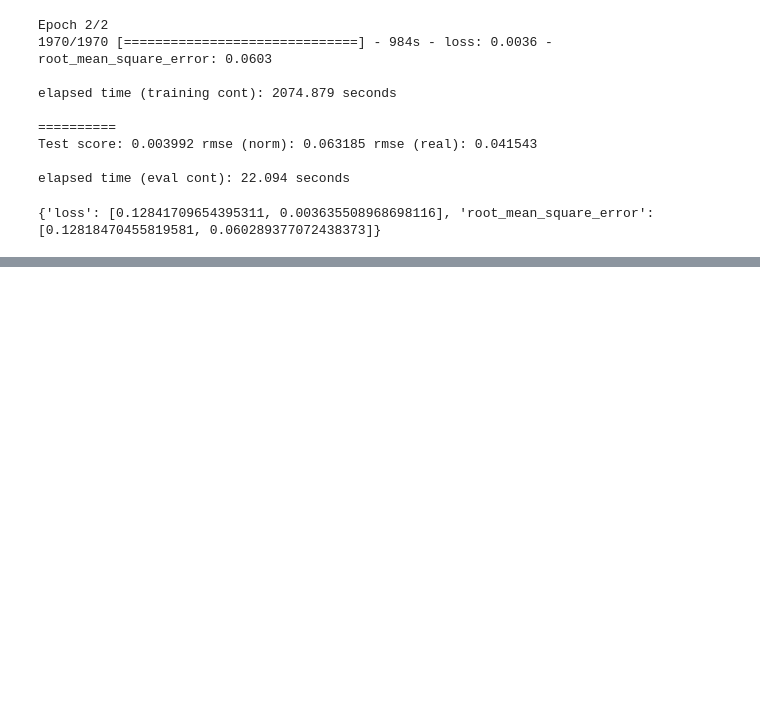
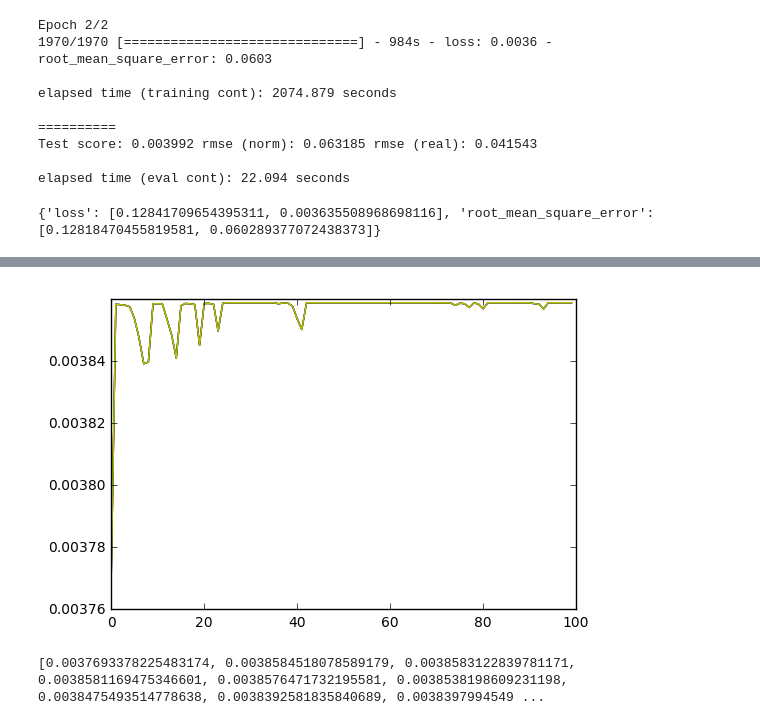
Before and after one commit to SIOFive/OST, a Jupyter notebook: main.ipynb, the cells around one changed output, grey strips where cells are left out. Drawn from its saved outputs; the diff is of its cells as text; code cells hidden in the pictures; blank space fills up the shorter version.

```diff
--- a/main.ipynb
+++ b/main.ipynb
@@ -168,0 +202,12 @@ print(tmp)
+# %%
+plt.plot(history_3_cont['loss'], "r")
+plt.plot(history_6_cont['loss'], "b")
+plt.plot(history_9_cont['loss'], "g")
+plt.plot(history_12_cont['loss'], "y")
+plt.show()
+# %% [output]
+[figure, added]
+# %%
+print(history_3_cont['loss'])
+# %% [output]
+[0.0037693378225483174, 0.0038584518078589179, 0.0038583122839781171, 0.0038581169475346601, 0.0038576471732195581, 0.0038538198609231198, 0.0038475493514778638, 0.0038392581835840689, 0.0038397994549 ...
```
Also changed, not shown: parts of 12 cells of this notebook, 3 other files.
